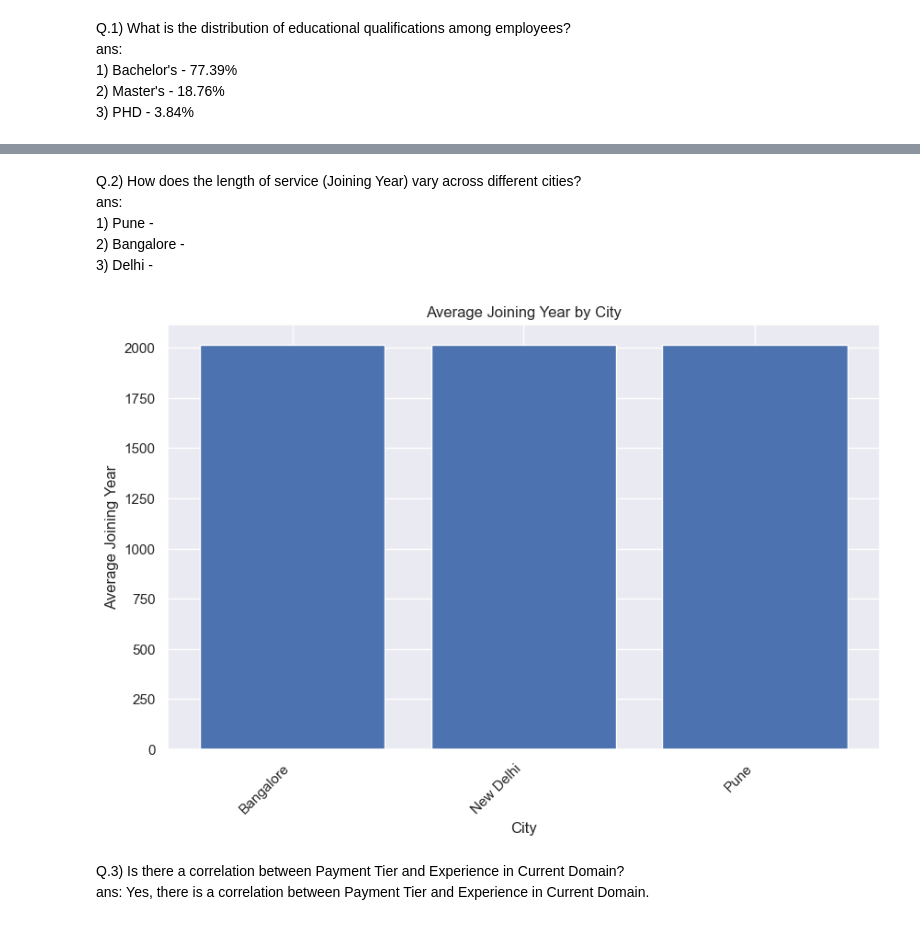
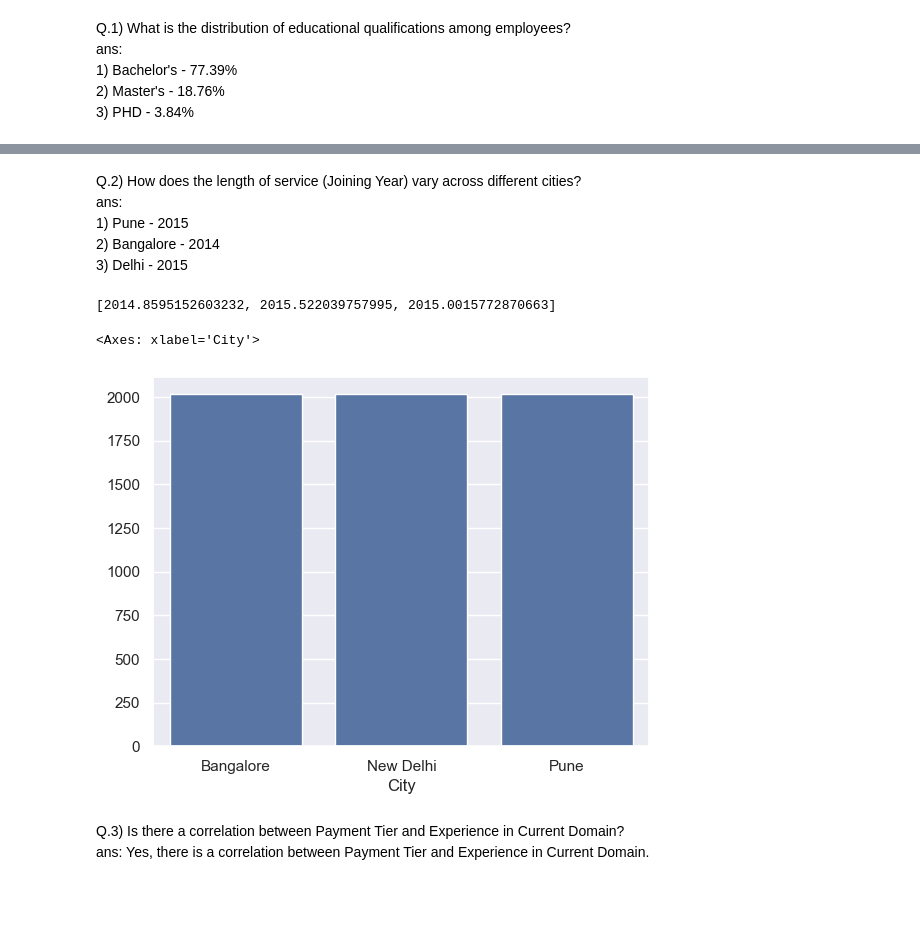
Before and after one commit to Hitstar53/AIML-Practicals, a Jupyter notebook: Exp7/exp7.ipynb, the cells around one changed output, grey strips where cells are left out. Drawn from its saved outputs; the diff is of its cells as text; code cells hidden in the pictures; blank space fills up the shorter version.

```diff
--- a/Exp7/exp7.ipynb
+++ b/Exp7/exp7.ipynb
@@ -34,21 +30,18 @@ plt.show()
 # %% [markdown]
 Q.2) How does the length of service (Joining Year) vary across different cities?
 ans:
-     1) Pune -
-     2) Bangalore -
-     3) Delhi -
+     1) Pune - 2015
+     2) Bangalore - 2014
+     3) Delhi - 2015
 # %%
 # Calculate the average joining year for each city
 city_avg_joining_year = df.groupby('City')['JoiningYear'].mean()
-plt.figure(figsize=(10, 6))
-plt.bar(city_avg_joining_year.index, city_avg_joining_year.values)
-plt.title('Average Joining Year by City')
-plt.xlabel('City')
-plt.ylabel('Average Joining Year')
-plt.xticks(rotation=0)
-plt.show()
+print(city_avg_joining_year.values.tolist())
+sns.barplot(x=city_avg_joining_year.index, y=city_avg_joining_year.values)
 # %% [output]
+[2014.8595152603232, 2015.522039757995, 2015.0015772870663]
+<Axes: xlabel='City'>
-[figure, old version]
+[figure, new version]
 # %% [markdown]
 Q.3) Is there a correlation between Payment Tier and Experience in Current Domain?
 ans: Yes, there is a correlation between Payment Tier and Experience in Current Domain.
```
Also changed, not shown: parts of 4 cells of this notebook.
